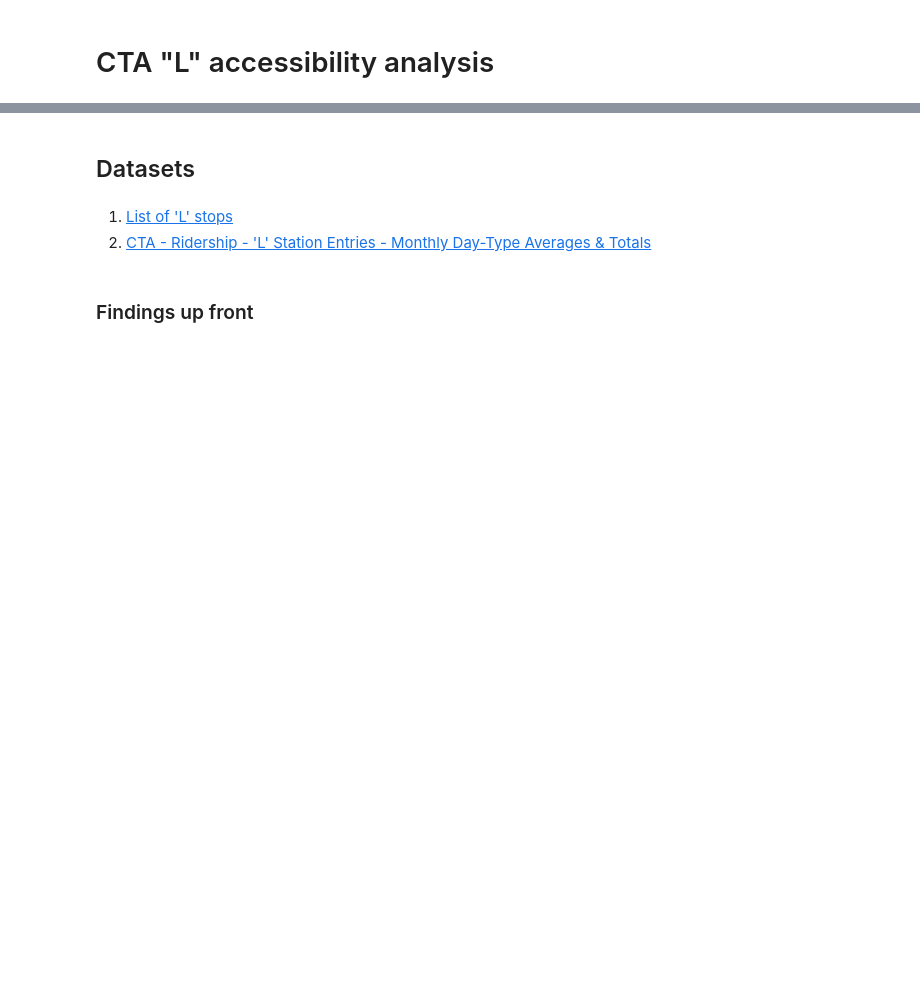
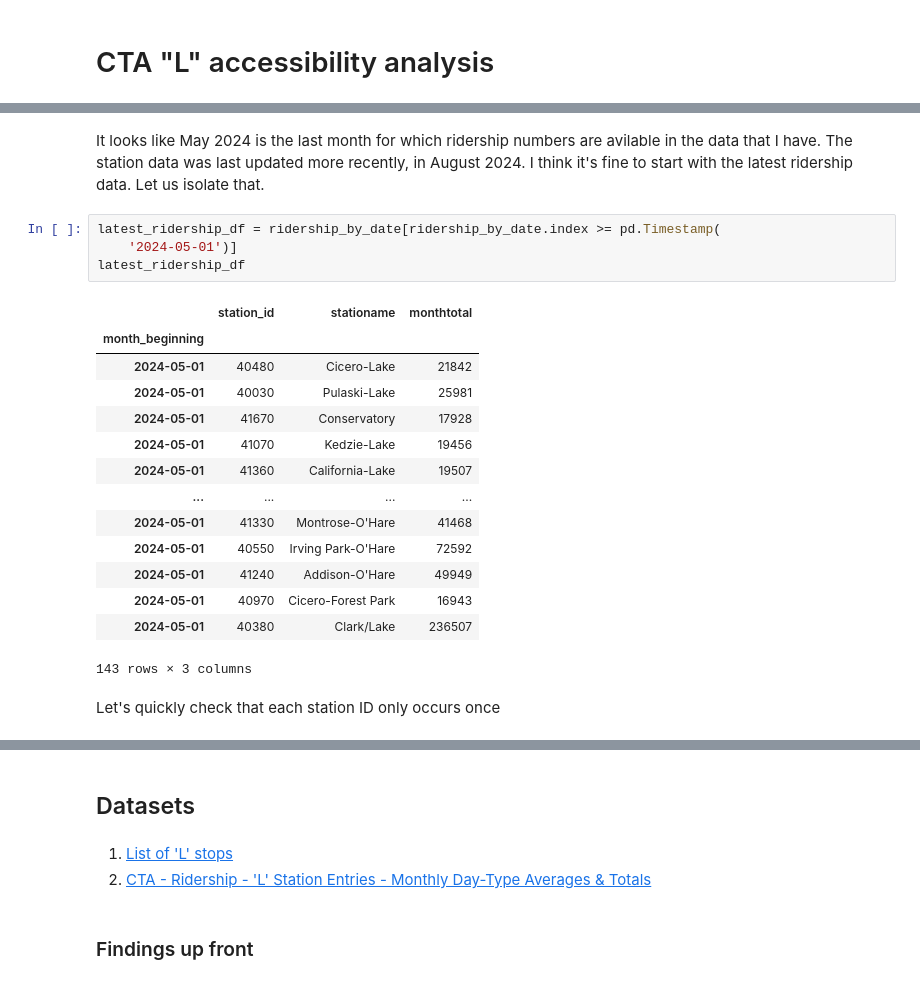
Before and after one commit to TecKnow/cta-accessibility-analysis, a Jupyter notebook: cta-accessability-data.ipynb, the cells around one changed output, grey strips where cells are left out. Cells and saved outputs as stored; diff of their text form; blank space fills up the shorter version.

```diff
--- a/cta-accessability-data.ipynb
+++ b/cta-accessability-data.ipynb
@@ -2,0 +56,23 @@
+# %% [markdown]
+It looks like May 2024 is the last month for which ridership numbers are avilable in the data that I have. The station data was last updated more recently, in August 2024. I think it's fine to start with the latest ridership data. Let us isolate that.
+# %%
+latest_ridership_df = ridership_by_date[ridership_by_date.index >= pd.Timestamp(
+    '2024-05-01')]
+latest_ridership_df
+# %% [output]
+|  | station_id | stationame | monthtotal |
+| month_beginning |  |  |  |
+| 2024-05-01 | 40480 | Cicero-Lake | 21842 |
+| 2024-05-01 | 40030 | Pulaski-Lake | 25981 |
+| 2024-05-01 | 41670 | Conservatory | 17928 |
+| 2024-05-01 | 41070 | Kedzie-Lake | 19456 |
+| 2024-05-01 | 41360 | California-Lake | 19507 |
+| ... | ... | ... | ... |
+| 2024-05-01 | 41330 | Montrose-O'Hare | 41468 |
+| 2024-05-01 | 40550 | Irving Park-O'Hare | 72592 |
+| 2024-05-01 | 41240 | Addison-O'Hare | 49949 |
+| 2024-05-01 | 40970 | Cicero-Forest Park | 16943 |
+| 2024-05-01 | 40380 | Clark/Lake | 236507 |
+143 rows × 3 columns
+# %% [markdown]
+Let's quickly check that each station ID only occurs once
```
Also changed, not shown: parts of 47 cells of this notebook.
